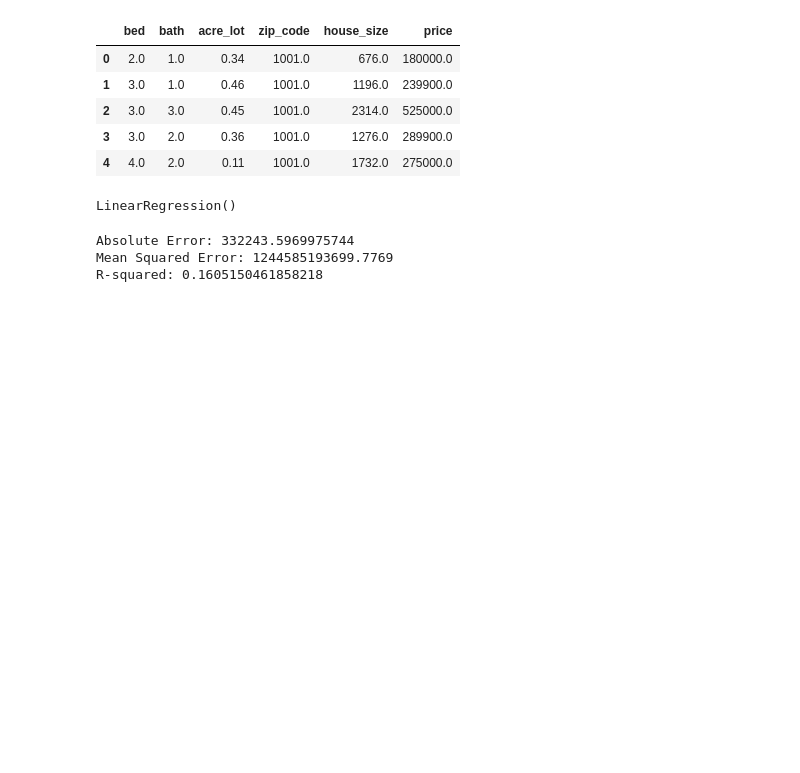
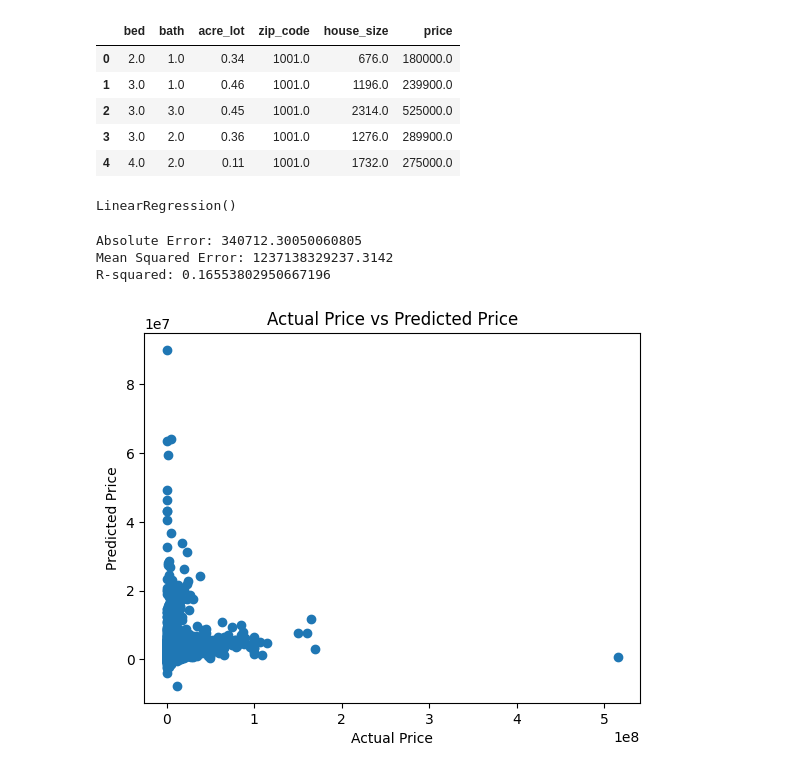
Before and after one commit to zwblank/Project_4, a Jupyter notebook: linear_regression.ipynb, the cells around one changed output. Saved outputs shown, nothing was run; the diff lists cells and outputs as text; code cells hidden in the pictures; blank space fills up the shorter version.

```diff
--- a/linear_regression.ipynb
+++ b/linear_regression.ipynb
@@ -65,7 +65,7 @@ df2.head()
 | 4 | 4.0 | 2.0 | 0.11 | 1001.0 | 1732.0 | 275000.0 |
 # %%
 # Set the features and the target
-X = df2.iloc[:,1:5].values
+X = df2.iloc[:,0:5].values
 y = df2.iloc[:,5].values
 # %%
 regr = linear_model.LinearRegression()
@@ -89,6 +89,14 @@ print(f'Mean Squared Error: {mse}')
 r2 = r2_score(y, predictions)
 print(f'R-squared: {r2}')
 # %% [output]
-Absolute Error: 332243.5969975744
-Mean Squared Error: 1244585193699.7769
-R-squared: 0.1605150461858218
+Absolute Error: 340712.30050060805
+Mean Squared Error: 1237138329237.3142
+R-squared: 0.16553802950667196
+# %%
+plt.scatter(y, predictions)
+plt.xlabel("Actual Price")
+plt.ylabel("Predicted Price")
+plt.title("Actual Price vs Predicted Price")
+plt.show()
+# %% [output]
+[figure, added]
```
